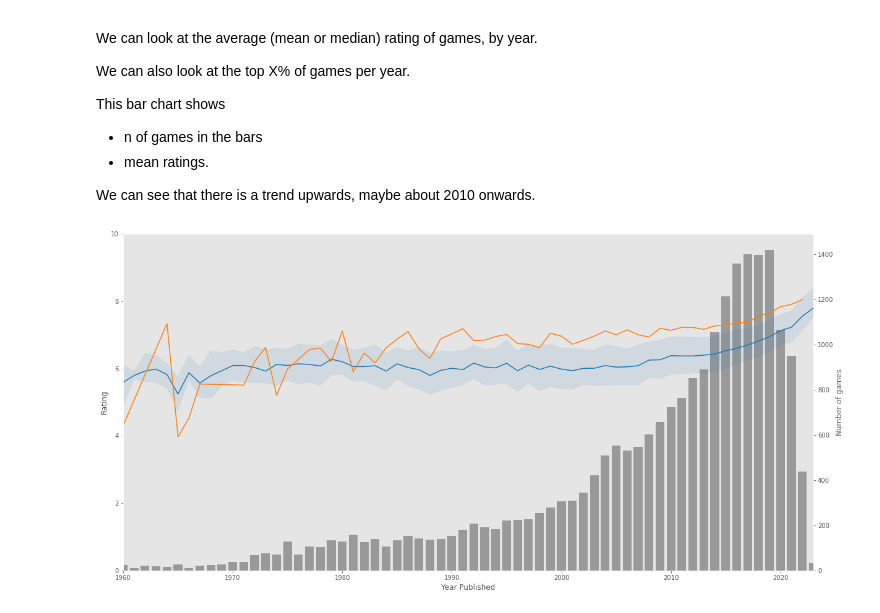
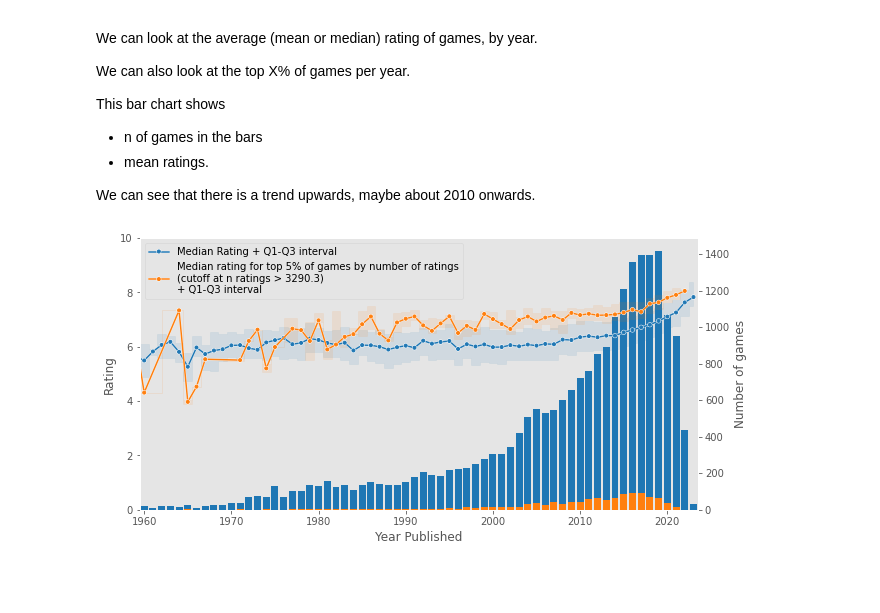
Before and after one commit to andrewKOwong/boardgames, a Jupyter notebook: analysis.ipynb, the cells around one changed output. Drawn from its saved outputs; the diff is of its cells as text; code cells hidden in the pictures; blank space fills up the shorter version.

Commit message:
Update ratings v year plot
Includes: stepped background, edge highlighting, various color changes.

```diff
--- a/analysis.ipynb
+++ b/analysis.ipynb
@@ -1609,6 +1619,7 @@ def plot_ratings_by_time(
     # Groupby year, then pull stats
     by_year = game_df.groupby('year_published')
     mean = by_year['ratings_mean'].mean()
+    median = by_year['ratings_mean'].median()
     std = by_year['ratings_mean'].std()
     q1 = by_year['ratings_mean'].quantile(0.25)
     q3 = by_year['ratings_mean'].quantile(0.75)
@@ -1616,7 +1627,7 @@ def plot_ratings_by_time(
 
     # Set up axes
     # Have to draw bar axis first to get z order right
-    axis.set_xlim(*year_lims)
+    axis.set_xlim(year_lims[0]-0.5, year_lims[1]+0.5)
     axis.set_xlabel("Year Published")
     n_game_axis = axis
     rating_axis = axis.twinx()
@@ -1628,44 +1639,85 @@ def plot_ratings_by_time(
     n_game_axis.yaxis.tick_right()
     rating_axis.yaxis.set_label_position('left')
     rating_axis.yaxis.tick_left()
     # Bar plot for number of games published per year
-    n_game_axis.bar(
+    bar_p = n_game_axis.bar(
         n_games.index,
-        n_games,
-        color='#999',
+        n_games
         )
 
-    # Mean rating of games published in each year
-    p = rating_axis.plot(mean.index, mean)
+    # Median rating of games published in each year
+    p = rating_axis.plot(
+        median.index,
+        median,
+        marker='.',
+        label="Median Rating + Q1-Q3 interval",
+        # White outline distinguishes the line as it passes bar plot
+        path_effects=[
+            pe.Stroke(linewidth=2, foreground='white'), pe.Normal()])
     rating_axis.set_ylim(0,10)
+    # Lighter transparent Q1-Q3 interval
     rating_axis.fill_between(
-        mean.index,
+        median.index,
         q1,
         q3,
-        # More transparent background color
+        step='mid',
         color=(p[0].get_color()) + (0.1,))
-    # Optionally plot most popular games mean rating
+    # Reset color to ensure matching to line,
+    for bar in bar_p: bar.set_facecolor(p[0].get_color())
+    # Optionally plot most popular games rating
     if most_popular_quantile is None:
         pass
     else:
+        # Plot top quantile of games by number ratings
         if 0 <= most_popular_quantile <= 1:
-            # Top quantile of games by number ratings
+            # Generate cutoff and stats
             cutoff = game_df['ratings_n'].quantile((1 - most_popular_quantile))
             top_by_year = (game_df
                 [game_df['ratings_n'] > cutoff]
                 .groupby('year_published'))
-            top_mean = top_by_year['ratings_mean'].mean()
+            top_median = top_by_year['ratings_mean'].median()
             top_std = top_by_year['ratings_mean'].std()
             top_q1 = top_by_year['ratings_mean'].quantile(0.25)
             top_q3 = top_by_year['ratings_mean'].quantile(0.75)
-            rating_axis.plot(top_mean.index, top_mean)
+            top_n_games = top_by_year['id'].count()
+            # Plot the n games in each year
+            top_bar_p = n_game_axis.bar(
+                top_n_games.index,
+                top_n_games
+            )
+            # Plot rating median line
+            top_p = rating_axis.plot(
+                top_median.index,
+                top_median,
+                marker='.',
+                # White outline distinguishes the line as it passes bar plot
+                path_effects=[
+                    pe.Stroke(linewidth=2, foreground='white'), pe.Normal()],
+                label=f"Median rating for top {most_popular_quantile:.0%}"
+                      f" of games by number of ratings\n"
+                      f"(cutoff at n ratings > {round(cutoff, 1)})"
+                      f"\n+ Q1-Q3 interval")
+            rating_axis.fill_between(
+                top_median.index,
+                top_q1,
+                top_q3,
+                step='mid',
+                color=top_p[0].get_color() + (0.1,)
+            )
+            # Reset bar color to match line
+            for bar in top_bar_p: bar.set_facecolor(top_p[0].get_color())
+
+
         else:
             raise ValueError("Most popular quantile must be in [0, 1].")
 
+        # Legend
+        rating_axis.legend(loc='upper left')
 
-f, ax = plt.subplots(1, 1, figsize=(20, 10))
+
+f, ax = plt.subplots(1, 1, figsize=(10, 5))
 plot_ratings_by_time(ax, rated, most_popular_quantile=0.05)
 
-f.savefig("test.png", dpi=300)
+f.savefig("analysis_images/ratings_v_year.png", dpi=300)
 # %% [output]
-[figure, old version]
+[figure, new version]
```
Also changed, not shown: parts of 5 cells of this notebook.
